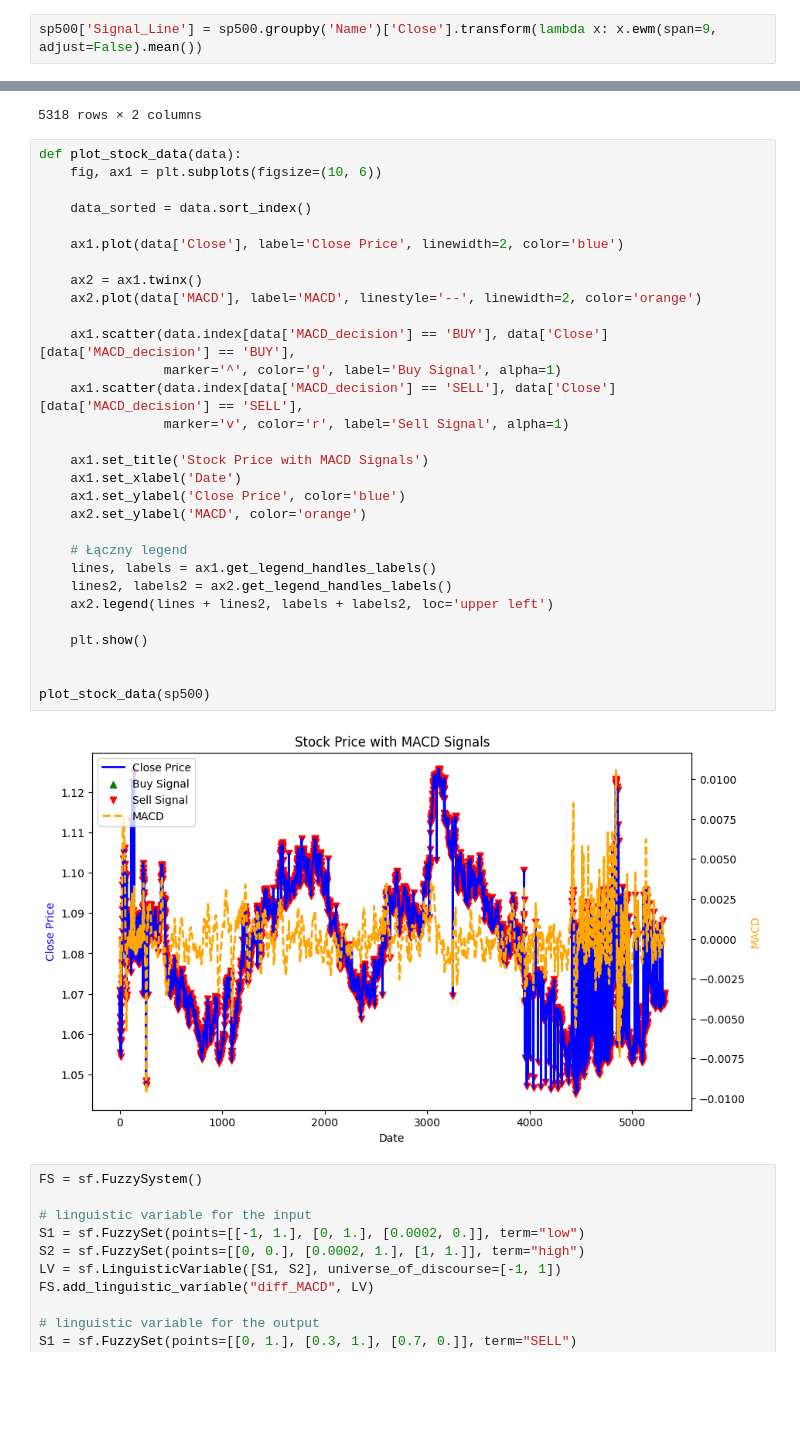
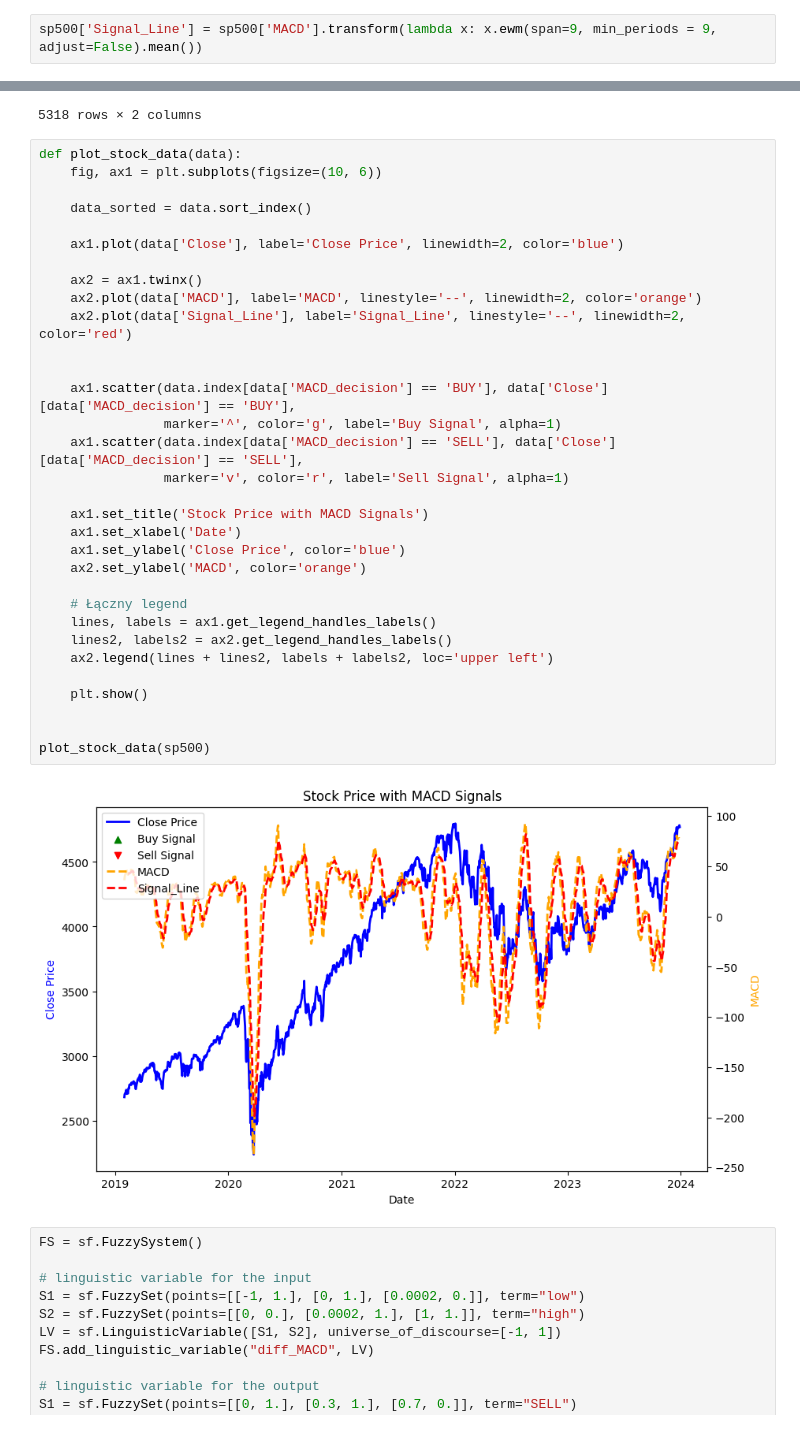
Before and after one commit to kkarolina71/praca_magisterska, a Jupyter notebook: MA_MACD_SP500.ipynb, the cells around one changed output, grey strips where cells are left out. Saved outputs shown, nothing was run; the diff lists cells and outputs as text; blank space fills up the shorter version.

```diff
--- a/MA_MACD_SP500.ipynb
+++ b/MA_MACD_SP500.ipynb
@@ -281,5 +268,5 @@ Index(['Open', 'High', 'Low', 'Close', 'Name', 'Return', 'Up', 'Down',
 # %%
-sp500['Signal_Line'] = sp500.groupby('Name')['Close'].transform(lambda x: x.ewm(span=9, adjust=False).mean())
+sp500['Signal_Line'] = sp500['MACD'].transform(lambda x: x.ewm(span=9, min_periods = 9, adjust=False).mean())
 # %%
 
 buy_condition = ((sp500['MACD'].shift(1) < sp500['Signal_Line'].shift(1)) &
@@ -417,34 +415,36 @@ sp500[['Signal_Line', 'MACD']]
 def plot_stock_data(data):
     fig, ax1 = plt.subplots(figsize=(10, 6))
 
     data_sorted = data.sort_index()
 
     ax1.plot(data['Close'], label='Close Price', linewidth=2, color='blue')
 
     ax2 = ax1.twinx()
     ax2.plot(data['MACD'], label='MACD', linestyle='--', linewidth=2, color='orange')
+    ax2.plot(data['Signal_Line'], label='Signal_Line', linestyle='--', linewidth=2, color='red')
+
 
     ax1.scatter(data.index[data['MACD_decision'] == 'BUY'], data['Close'][data['MACD_decision'] == 'BUY'],
                 marker='^', color='g', label='Buy Signal', alpha=1)
     ax1.scatter(data.index[data['MACD_decision'] == 'SELL'], data['Close'][data['MACD_decision'] == 'SELL'],
                 marker='v', color='r', label='Sell Signal', alpha=1)
 
     ax1.set_title('Stock Price with MACD Signals')
     ax1.set_xlabel('Date')
     ax1.set_ylabel('Close Price', color='blue')
     ax2.set_ylabel('MACD', color='orange')
 
     # Łączny legend
     lines, labels = ax1.get_legend_handles_labels()
     lines2, labels2 = ax2.get_legend_handles_labels()
     ax2.legend(lines + lines2, labels + labels2, loc='upper left')
 
     plt.show()
 
 
 plot_stock_data(sp500)
 # %% [output]
-[figure, old version]
+[figure, new version]
 # %%
 FS = sf.FuzzySystem()
 
```
Also changed, not shown: parts of 11 cells of this notebook, 1 other file.
